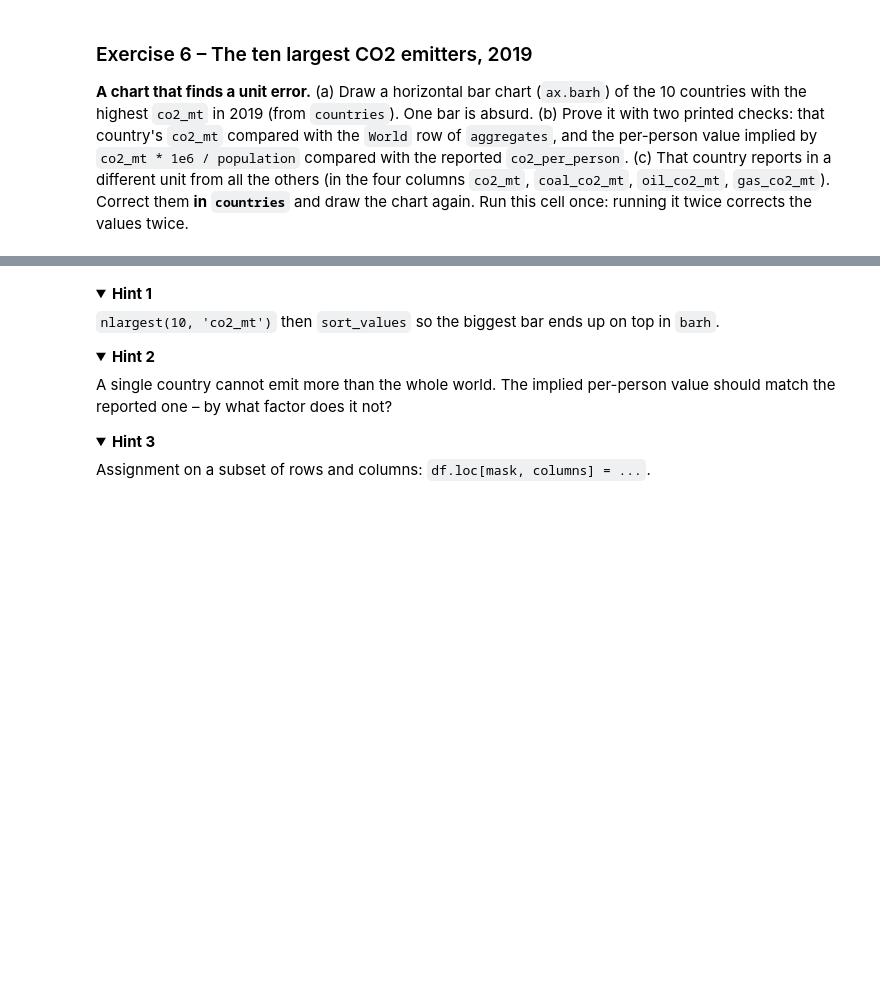
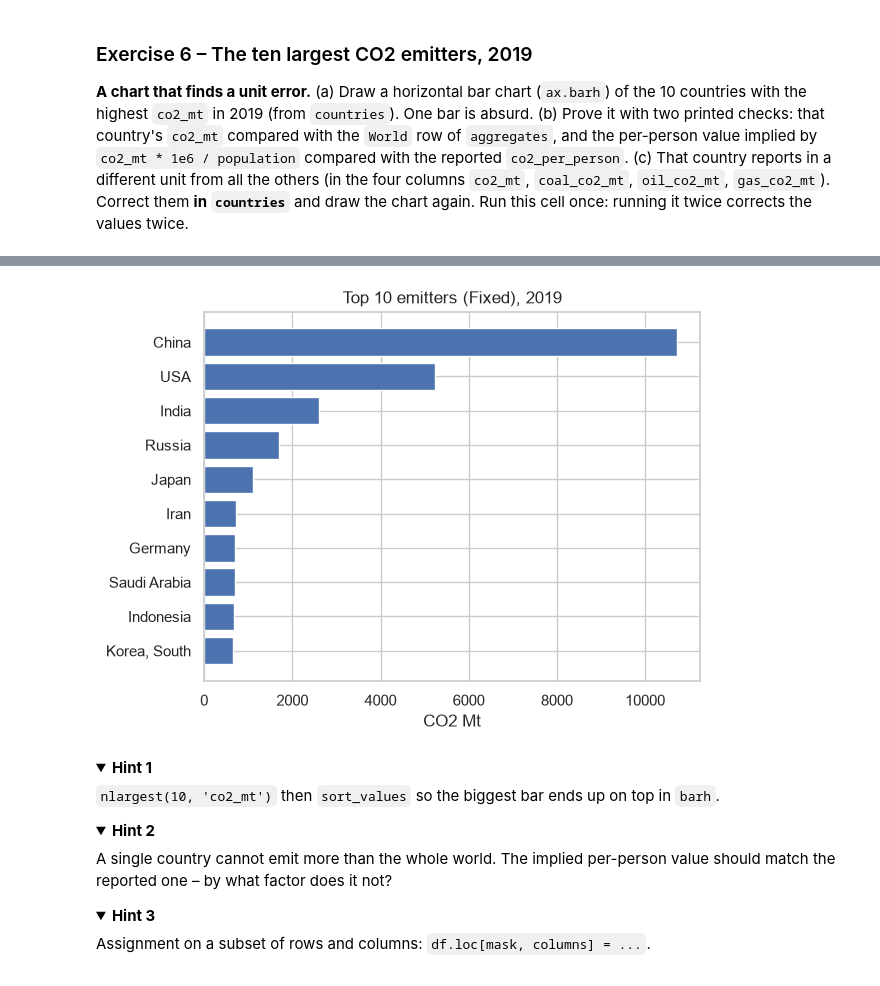
Before and after one commit to OrangeBoop/Lab02, a Jupyter notebook: Lab3/Lab3-Persky Idan 215548512 , Golan Amir 216264333.ipynb, the cells around one changed output, grey strips where cells are left out. Saved outputs shown, nothing was run; the diff lists cells and outputs as text; code cells hidden in the pictures; folded sections open; blank space fills up the shorter version.

```diff
--- a/Lab3/Lab3-Persky Idan 215548512 , Golan Amir 216264333.ipynb
+++ b/Lab3/Lab3-Persky Idan 215548512 , Golan Amir 216264333.ipynb
@@ -237,3 +324,20 @@ Self-check: your chart has three lines; one of them starts clearly lower than th
+# %%
+# (c)
+# Divide by 1000
+countries.loc[countries["nation"] == "Qatar", ["co2_mt", "coal_co2_mt", "oil_co2_mt", "gas_co2_mt"]] /= 1000
+
+
+# Filter top 10 co2 emitters of 2019
+top_ten2019_co2 = (countries[countries["year"] == 2019]).sort_values(by="co2_mt", ascending = False).iloc[:10, :]
+
+
+# Print barplot
+plt.barh(top_ten2019_co2["nation"], top_ten2019_co2["co2_mt"])
+plt.title("Top 10 emitters (Fixed), 2019")
+plt.xlabel("CO2 Mt")
+plt.gca().invert_yaxis()
+# %% [output]
+[figure, added]
 # %% [markdown]
 <details><summary><b>Hint 1</b></summary>
 
```
Also changed, not shown: parts of 21 cells of this notebook, 4 other files.
